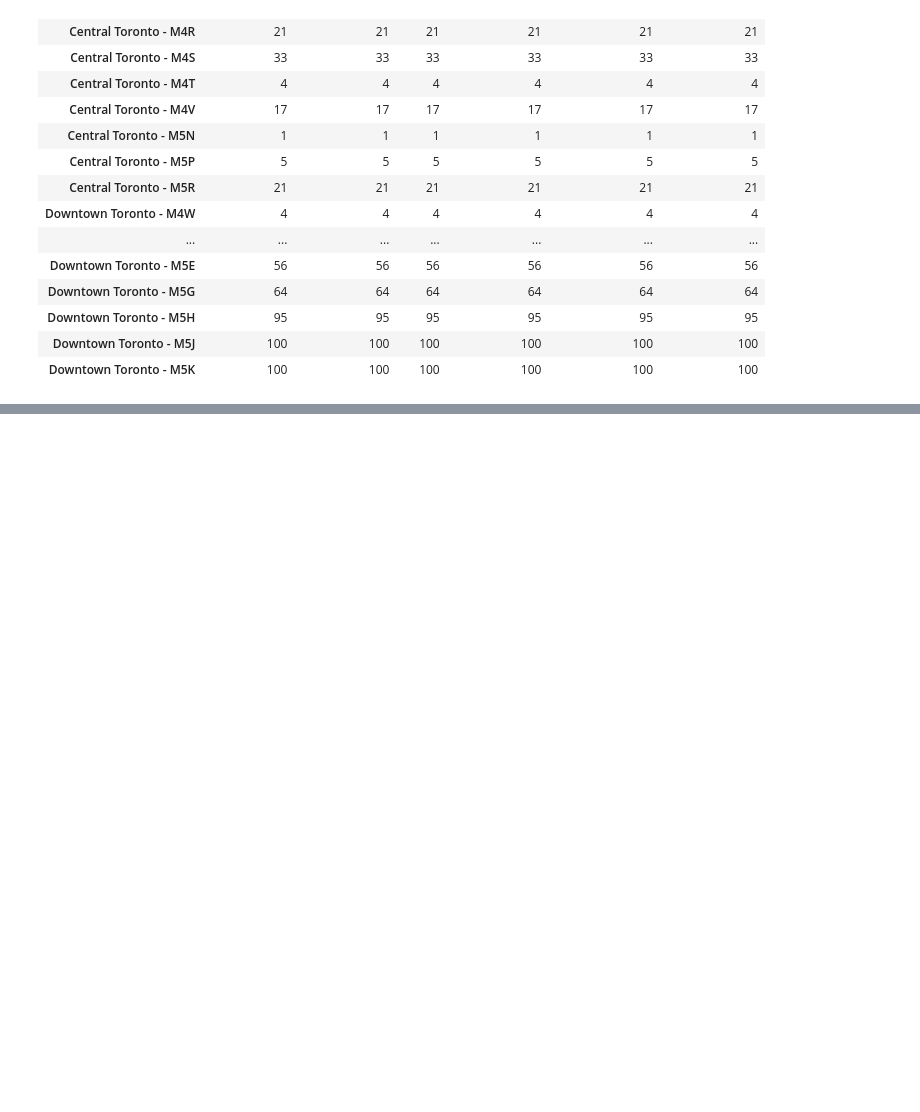
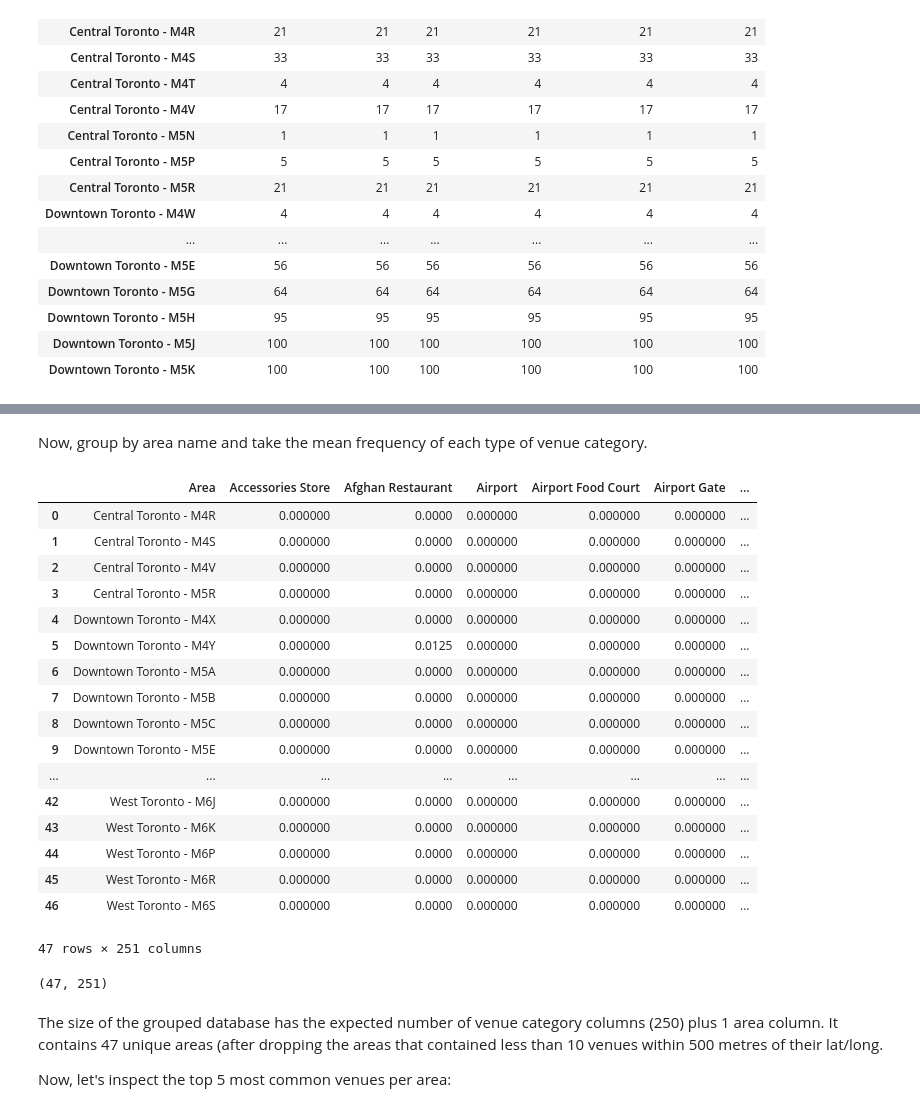
Before and after one commit to tamelamaciel/Coursera_Capstone, a Jupyter notebook: Coursera_Capstone-Battle_of_the_Neighbourhoods.ipynb, the cells around one changed output, grey strips where cells are left out. Saved outputs shown, nothing was run; the diff lists cells and outputs as text; code cells hidden in the pictures; blank space fills up the shorter version.

```diff
--- a/Coursera_Capstone-Battle_of_the_Neighbourhoods.ipynb
+++ b/Coursera_Capstone-Battle_of_the_Neighbourhoods.ipynb
@@ -287,4 +289,4 @@ So let's drop all areas that have less than 5 venues.
 # %%
-areas_to_drop=venues_grouped[venues_grouped['Venue']<5].index.tolist()
+areas_to_drop=venues_grouped[venues_grouped['Venue']<10].index.tolist()
 print(len(areas_to_drop))
 # %% [output]
@@ -300,0 +332,32 @@ There are now 2024 rows and 7 columns in the 'toronto_venues' database
+# %% [markdown]
+Now, group by area name and take the mean frequency of each type of venue category.
+# %%
+toronto_grouped = toronto_onehot.groupby('Area').mean().reset_index()
+toronto_grouped
+# %% [output]
+|  | Area | Accessories Store | Afghan Restaurant | Airport | Airport Food Court | Airport Gate | ... |
+| 0 | Central Toronto - M4R | 0.000000 | 0.0000 | 0.000000 | 0.000000 | 0.000000 | ... |
+| 1 | Central Toronto - M4S | 0.000000 | 0.0000 | 0.000000 | 0.000000 | 0.000000 | ... |
+| 2 | Central Toronto - M4V | 0.000000 | 0.0000 | 0.000000 | 0.000000 | 0.000000 | ... |
+| 3 | Central Toronto - M5R | 0.000000 | 0.0000 | 0.000000 | 0.000000 | 0.000000 | ... |
+| 4 | Downtown Toronto - M4X | 0.000000 | 0.0000 | 0.000000 | 0.000000 | 0.000000 | ... |
+| 5 | Downtown Toronto - M4Y | 0.000000 | 0.0125 | 0.000000 | 0.000000 | 0.000000 | ... |
+| 6 | Downtown Toronto - M5A | 0.000000 | 0.0000 | 0.000000 | 0.000000 | 0.000000 | ... |
+| 7 | Downtown Toronto - M5B | 0.000000 | 0.0000 | 0.000000 | 0.000000 | 0.000000 | ... |
+| 8 | Downtown Toronto - M5C | 0.000000 | 0.0000 | 0.000000 | 0.000000 | 0.000000 | ... |
+| 9 | Downtown Toronto - M5E | 0.000000 | 0.0000 | 0.000000 | 0.000000 | 0.000000 | ... |
+| ... | ... | ... | ... | ... | ... | ... | ... |
+| 42 | West Toronto - M6J | 0.000000 | 0.0000 | 0.000000 | 0.000000 | 0.000000 | ... |
+| 43 | West Toronto - M6K | 0.000000 | 0.0000 | 0.000000 | 0.000000 | 0.000000 | ... |
+| 44 | West Toronto - M6P | 0.000000 | 0.0000 | 0.000000 | 0.000000 | 0.000000 | ... |
+| 45 | West Toronto - M6R | 0.000000 | 0.0000 | 0.000000 | 0.000000 | 0.000000 | ... |
+| 46 | West Toronto - M6S | 0.000000 | 0.0000 | 0.000000 | 0.000000 | 0.000000 | ... |
+47 rows × 251 columns
+# %%
+toronto_grouped.shape
+# %% [output]
+(47, 251)
+# %% [markdown]
+The size of the grouped database has the expected number of venue category columns (250) plus 1 area column. It contains 47 unique areas (after dropping the areas that contained less than 10 venues within 500 metres of their lat/long.
+
+Now, let's inspect the top 5 most common venues per area:
```
Also changed, not shown: parts of 42 cells of this notebook.
